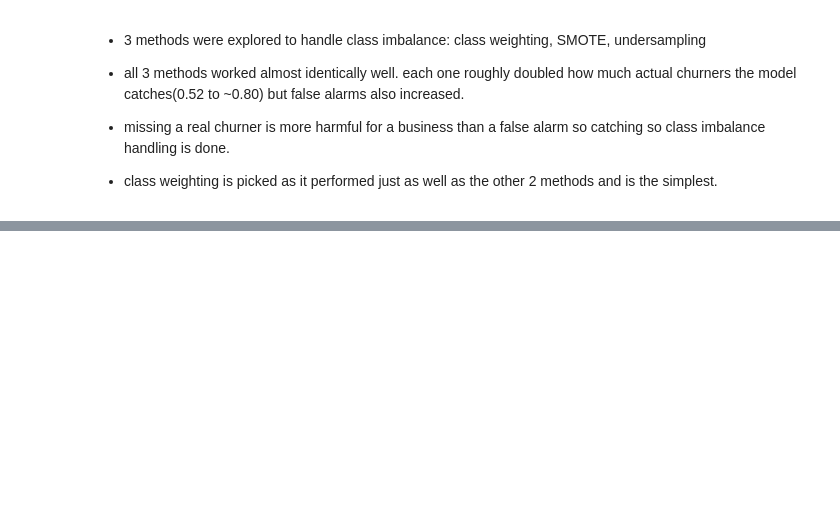
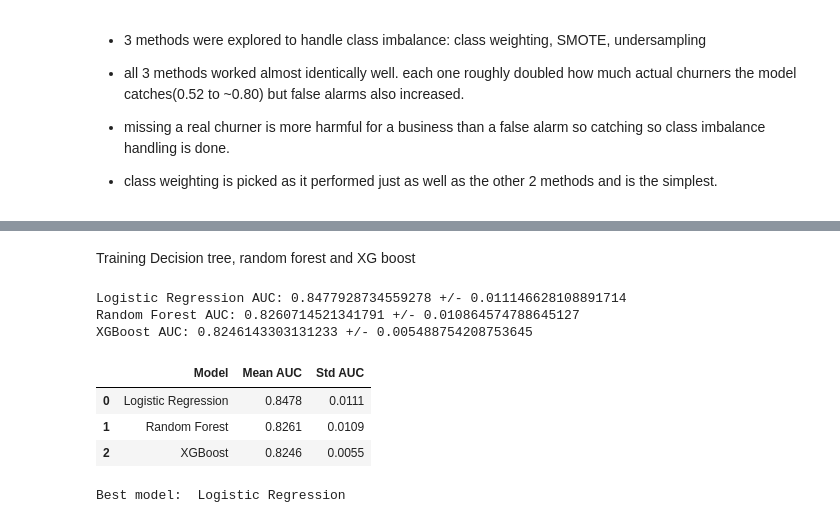
Before and after one commit to zainabK06/churn-prediction, a Jupyter notebook: notebooks/05_imbalance_and_models.ipynb, the cells around one changed output, grey strips where cells are left out. Cells and saved outputs as stored; diff of their text form; code cells hidden in the pictures; blank space fills up the shorter version.

```diff
--- a/notebooks/05_imbalance_and_models.ipynb
+++ b/notebooks/05_imbalance_and_models.ipynb
@@ -125,0 +128,2 @@ AUC: 0.8452117078715545
+# %% [markdown]
+Training Decision tree, random forest and XG boost
@@ -125,0 +161,69 @@ AUC: 0.8452117078715545
+# %%
+cv = StratifiedKFold(
+    n_splits=5,
+    shuffle=True,
+    random_state=42
+)
+# %%
+log_reg_score = cross_val_score(
+    log_reg, X_train, y_train,
+    cv=cv,
+    scoring='roc_auc'
+)
+
+rf_score = cross_val_score(
+    rf, X_train, y_train,
+    cv=cv,
+    scoring='roc_auc'
+)
+
+xgb_score = cross_val_score(
+    xgb, X_train, y_train,
+    cv=cv,
+    scoring='roc_auc'
+)
+
+print("Logistic Regression AUC:",
+      log_reg_score.mean(), "+/-", log_reg_score.std())
+
+print("Random Forest AUC:",
+      rf_score.mean(), "+/-", rf_score.std())
+
+print("XGBoost AUC:",
+      xgb_score.mean(), "+/-", xgb_score.std())
+# %% [output]
+Logistic Regression AUC: 0.8477928734559278 +/- 0.011146628108891714
+Random Forest AUC: 0.8260714521341791 +/- 0.010864574788645127
+XGBoost AUC: 0.8246143303131233 +/- 0.005488754208753645
+# %%
+cv_results = pd.DataFrame({
+    "Model": [
+        "Logistic Regression",
+        "Random Forest",
+        "XGBoost"
+    ],
+    "Mean AUC": [
+        log_reg_score.mean(),
+        rf_score.mean(),
+        xgb_score.mean()
+    ],
+    "Std AUC": [
+        log_reg_score.std(),
+        rf_score.std(),
+        xgb_score.std()
+    ]
+})
+
+display(cv_results.round(4))
+
+best_name = cv_results.loc[
+    cv_results["Mean AUC"].idxmax(), "Model"
+]
+
+print("Best model: ", best_name)
+# %% [output]
+|  | Model | Mean AUC | Std AUC |
+| 0 | Logistic Regression | 0.8478 | 0.0111 |
+| 1 | Random Forest | 0.8261 | 0.0109 |
+| 2 | XGBoost | 0.8246 | 0.0055 |
+Best model:  Logistic Regression
```
Also changed, not shown: parts of 10 cells of this notebook, 2 other files.
